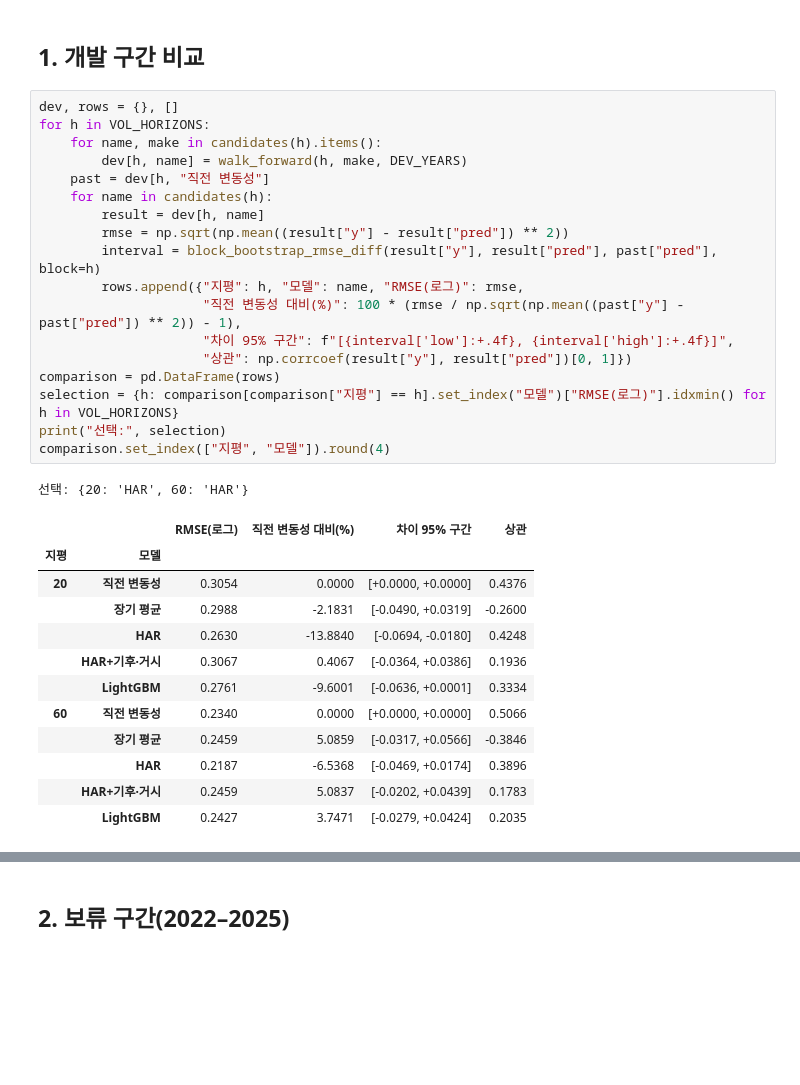
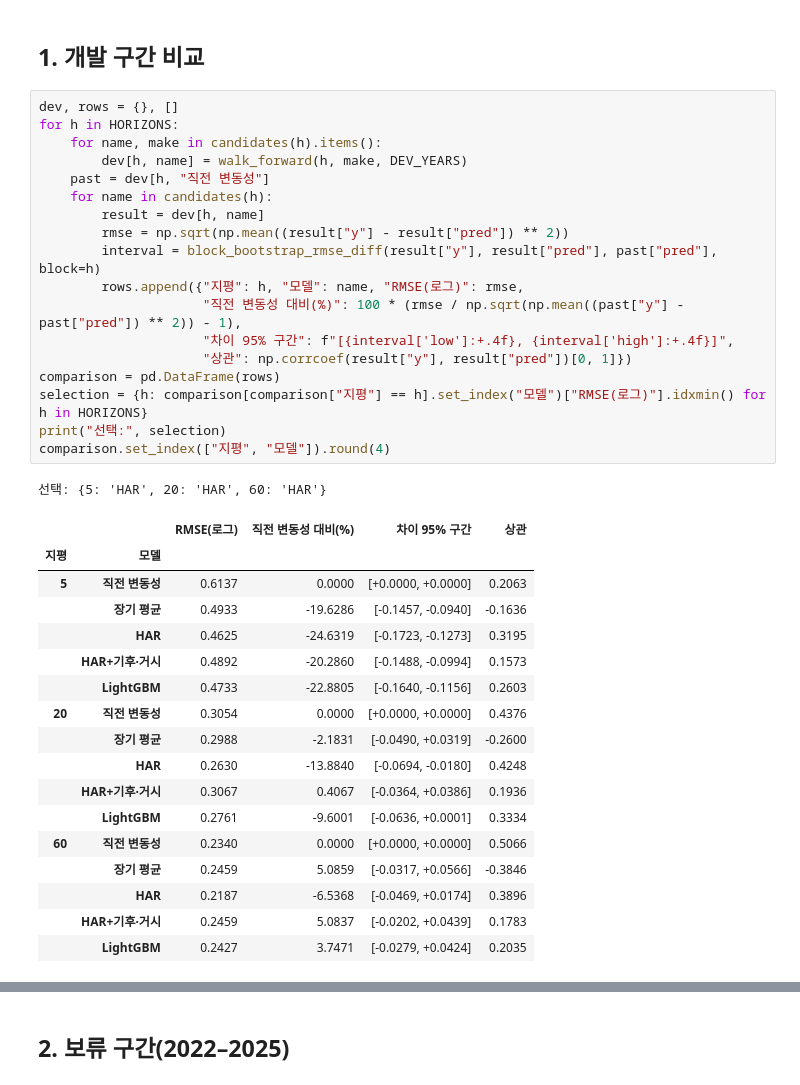
Before and after one commit to sjinie/Coffee_Price_Prediction, a Jupyter notebook: notebooks/04_volatility.ipynb, the cells around one changed output, grey strips where cells are left out. Cells and saved outputs as stored; diff of their text form; blank space fills up the shorter version.

```diff
--- a/notebooks/04_volatility.ipynb
+++ b/notebooks/04_volatility.ipynb
@@ -79,26 +79,31 @@ def walk_forward(h, make, years):
 ## 1. 개발 구간 비교
 # %%
 dev, rows = {}, []
-for h in VOL_HORIZONS:
+for h in HORIZONS:
     for name, make in candidates(h).items():
         dev[h, name] = walk_forward(h, make, DEV_YEARS)
     past = dev[h, "직전 변동성"]
     for name in candidates(h):
         result = dev[h, name]
         rmse = np.sqrt(np.mean((result["y"] - result["pred"]) ** 2))
         interval = block_bootstrap_rmse_diff(result["y"], result["pred"], past["pred"], block=h)
         rows.append({"지평": h, "모델": name, "RMSE(로그)": rmse,
                      "직전 변동성 대비(%)": 100 * (rmse / np.sqrt(np.mean((past["y"] - past["pred"]) ** 2)) - 1),
                      "차이 95% 구간": f"[{interval['low']:+.4f}, {interval['high']:+.4f}]",
                      "상관": np.corrcoef(result["y"], result["pred"])[0, 1]})
 comparison = pd.DataFrame(rows)
-selection = {h: comparison[comparison["지평"] == h].set_index("모델")["RMSE(로그)"].idxmin() for h in VOL_HORIZONS}
+selection = {h: comparison[comparison["지평"] == h].set_index("모델")["RMSE(로그)"].idxmin() for h in HORIZONS}
 print("선택:", selection)
 comparison.set_index(["지평", "모델"]).round(4)
 # %% [output]
-선택: {20: 'HAR', 60: 'HAR'}
+선택: {5: 'HAR', 20: 'HAR', 60: 'HAR'}
 |  |  | RMSE(로그) | 직전 변동성 대비(%) | 차이 95% 구간 | 상관 |
 | 지평 | 모델 |  |  |  |  |
+| 5 | 직전 변동성 | 0.6137 | 0.0000 | [+0.0000, +0.0000] | 0.2063 |
+|  | 장기 평균 | 0.4933 | -19.6286 | [-0.1457, -0.0940] | -0.1636 |
+|  | HAR | 0.4625 | -24.6319 | [-0.1723, -0.1273] | 0.3195 |
+|  | HAR+기후·거시 | 0.4892 | -20.2860 | [-0.1488, -0.0994] | 0.1573 |
+|  | LightGBM | 0.4733 | -22.8805 | [-0.1640, -0.1156] | 0.2603 |
 | 20 | 직전 변동성 | 0.3054 | 0.0000 | [+0.0000, +0.0000] | 0.4376 |
 |  | 장기 평균 | 0.2988 | -2.1831 | [-0.0490, +0.0319] | -0.2600 |
 |  | HAR | 0.2630 | -13.8840 | [-0.0694, -0.0180] | 0.4248 |
```
Also changed, not shown: parts of 12 cells of this notebook, 31 other files.
